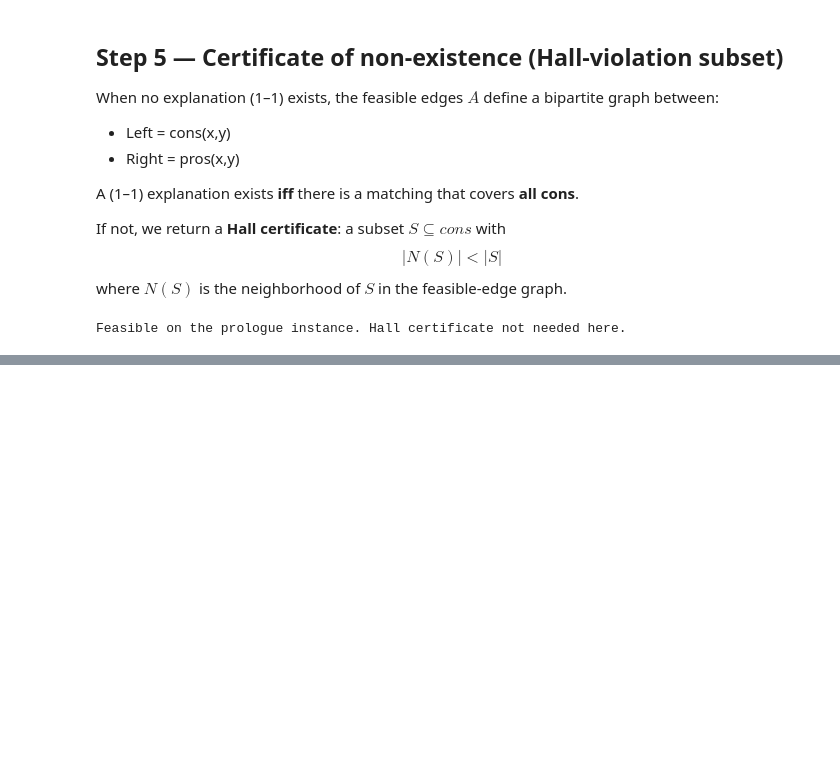
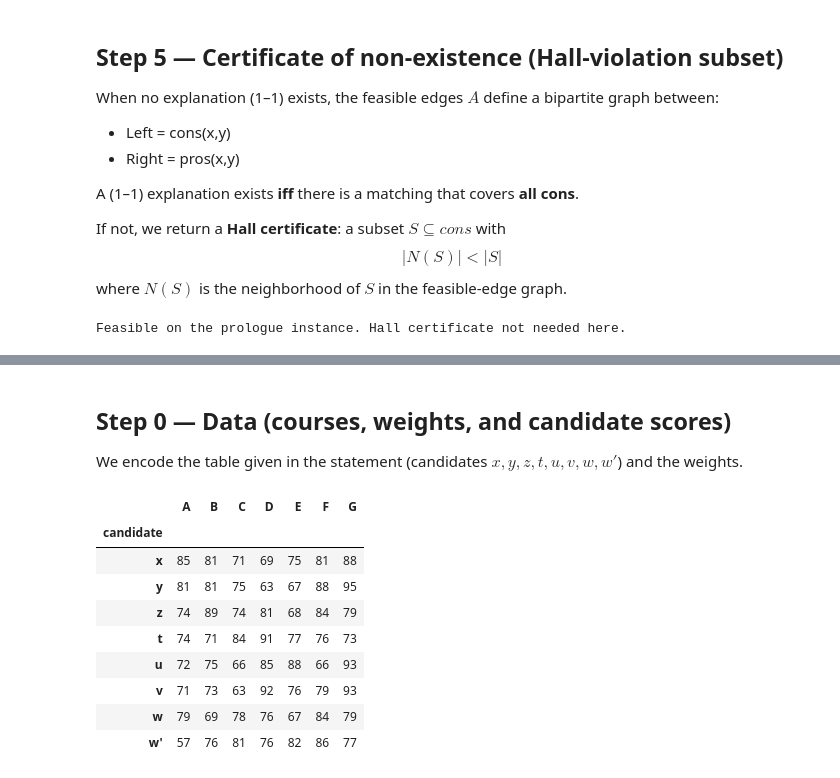
Before and after one commit to britofelipe/projet-sdp, a Jupyter notebook: main.ipynb, the cells around one changed output, grey strips where cells are left out. Cells and saved outputs as stored; diff of their text form; code cells hidden in the pictures; blank space fills up the shorter version.

```diff
--- a/main.ipynb
+++ b/main.ipynb
@@ -303,0 +314,36 @@ Feasible on the prologue instance. Hall certificate not needed here.
+# %% [markdown]
+## Step 0 — Data (courses, weights, and candidate scores)
+
+We encode the table given in the statement (candidates $x, y, z, t, u, v, w, w'$) and the weights.
+# %%
+courses = ["A","B","C","D","E","F","G"]
+
+weights = {"A": 8, "B": 7, "C": 7, "D": 6, "E": 6, "F": 5, "G": 6}
+
+scores = {
+    "x":  {"A":85,"B":81,"C":71,"D":69,"E":75,"F":81,"G":88},
+    "y":  {"A":81,"B":81,"C":75,"D":63,"E":67,"F":88,"G":95},
+    "z":  {"A":74,"B":89,"C":74,"D":81,"E":68,"F":84,"G":79},
+    "t":  {"A":74,"B":71,"C":84,"D":91,"E":77,"F":76,"G":73},
+    "u":  {"A":72,"B":75,"C":66,"D":85,"E":88,"F":66,"G":93},
+    "v":  {"A":71,"B":73,"C":63,"D":92,"E":76,"F":79,"G":93},
+    "w":  {"A":79,"B":69,"C":78,"D":76,"E":67,"F":84,"G":79},
+    "w'": {"A":57,"B":76,"C":81,"D":76,"E":82,"F":86,"G":77},
+}
+
+df_scores = pd.DataFrame(
+    [{"candidate": cand, **scores[cand]} for cand in scores.keys()]
+).set_index("candidate")[courses]
+
+df_scores.loc[list(scores.keys())]
+# %% [output]
+|  | A | B | C | D | E | F | G |
+| candidate |  |  |  |  |  |  |  |
+| x | 85 | 81 | 71 | 69 | 75 | 81 | 88 |
+| y | 81 | 81 | 75 | 63 | 67 | 88 | 95 |
+| z | 74 | 89 | 74 | 81 | 68 | 84 | 79 |
+| t | 74 | 71 | 84 | 91 | 77 | 76 | 73 |
+| u | 72 | 75 | 66 | 85 | 88 | 66 | 93 |
+| v | 71 | 73 | 63 | 92 | 76 | 79 | 93 |
+| w | 79 | 69 | 78 | 76 | 67 | 84 | 79 |
+| w' | 57 | 76 | 81 | 76 | 82 | 86 | 77 |
```
Also changed, not shown: parts of 19 cells of this notebook.
